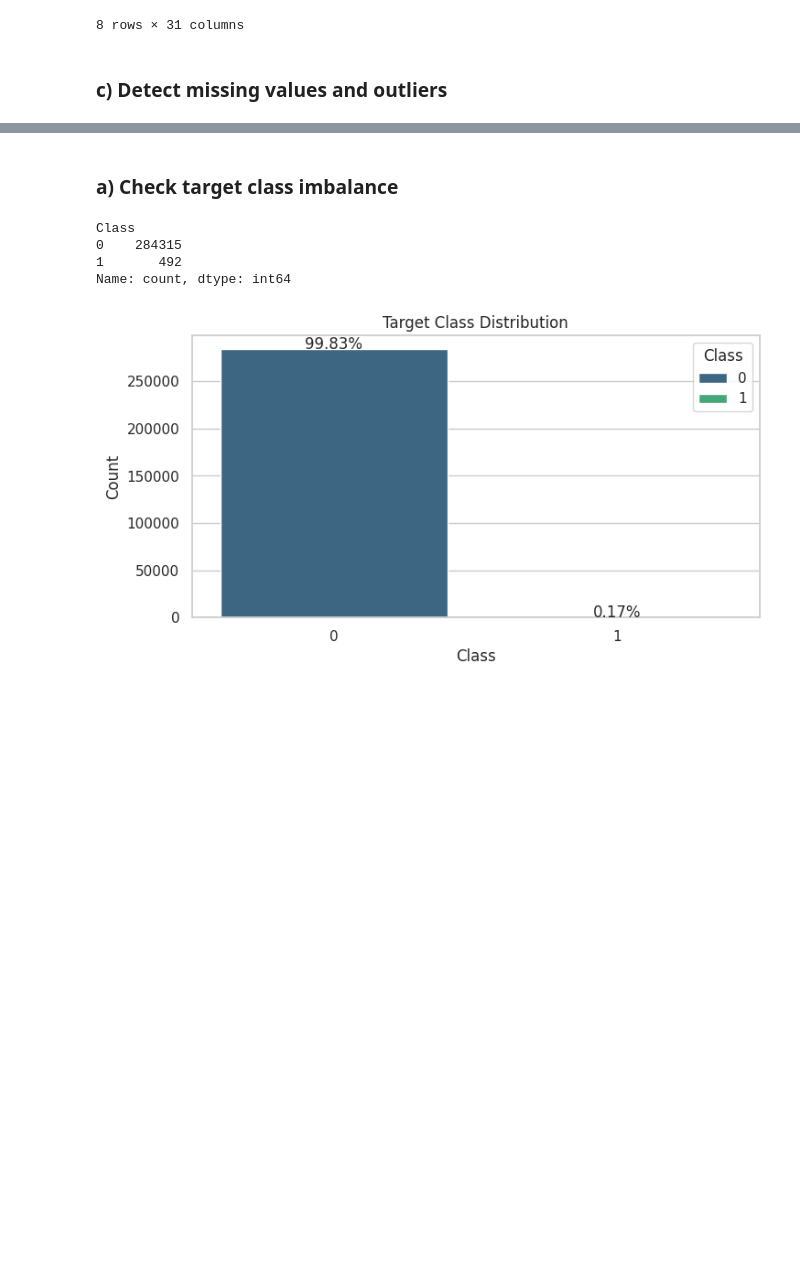
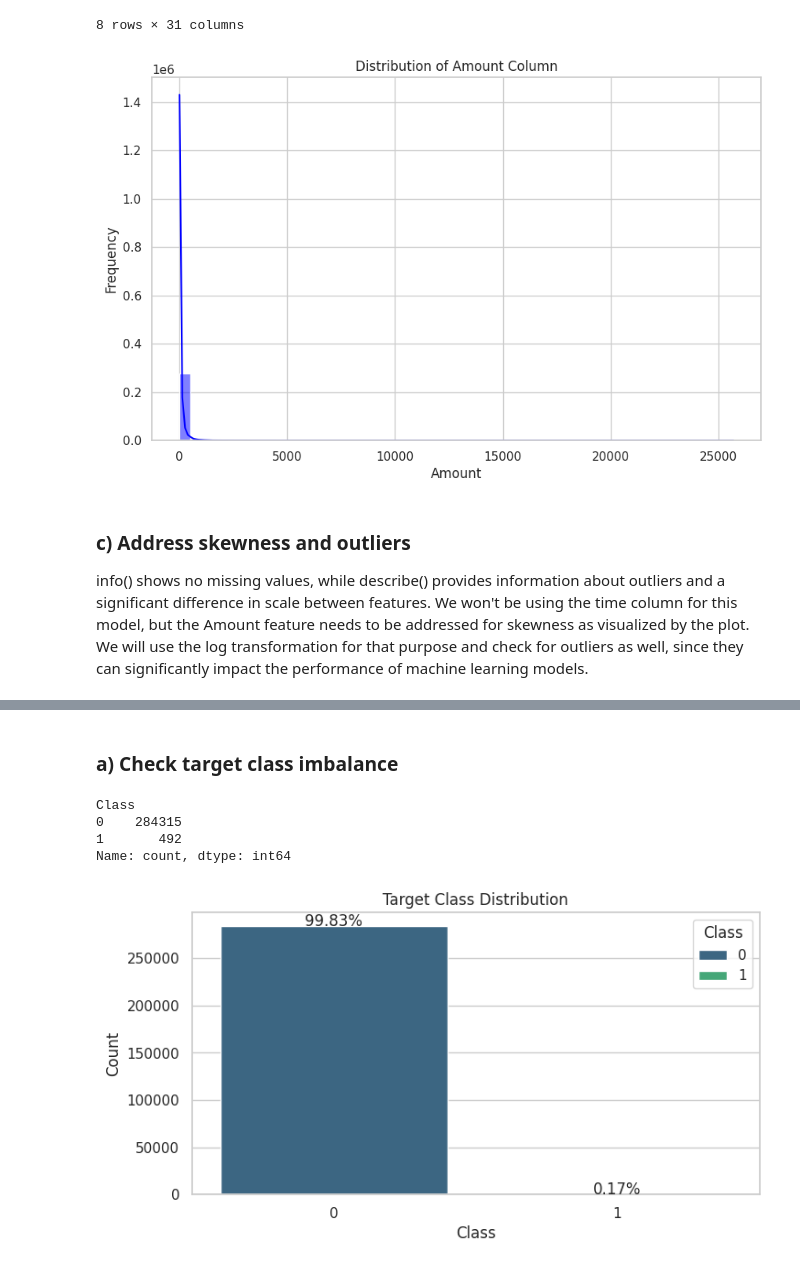
Before and after one commit to renelarsson/ml-homework, a Jupyter notebook: 07-midterm/project/notebooks/notebook.ipynb, the cells around one changed output, grey strips where cells are left out. Saved outputs shown, nothing was run; the diff lists cells and outputs as text; code cells hidden in the pictures; blank space fills up the shorter version.

```diff
--- a/07-midterm/project/notebooks/notebook.ipynb
+++ b/07-midterm/project/notebooks/notebook.ipynb
@@ -75,5 +75,20 @@ data.describe()
 | 75% | 139320.500000 | 1.315642e+00 | 8.037239e-01 | 1.027196e+00 | 7.433413e-01 | 6.119264e-01 | 3.985649e-01 | 5.704361e-01 | 3.273459e-01 | 5.971390e-01 | ... | ... |
 | max | 172792.000000 | 2.454930e+00 | 2.205773e+01 | 9.382558e+00 | 1.687534e+01 | 3.480167e+01 | 7.330163e+01 | 1.205895e+02 | 2.000721e+01 | 1.559499e+01 | ... | ... |
 8 rows × 31 columns
+# %%
+# Plot the distribution of the 'Amount' column to check for skew
+import matplotlib.pyplot as plt
+import seaborn as sns
+
+plt.figure(figsize=(10, 6))
+sns.histplot(data['Amount'], kde=True, bins=50, color='blue')
+plt.title('Distribution of Amount Column')
+plt.xlabel('Amount')
+plt.ylabel('Frequency')
+plt.show()
+# %% [output]
+[figure, added]
 # %% [markdown]
-### c) Detect missing values and outliers
+### c) Address skewness and outliers
+
+info() shows no missing values, while describe() provides information about outliers and a significant difference in scale between features. We won't be using the time column for this model, but the Amount feature needs to be addressed for skewness as visualized by the plot. We will use the log transformation for that purpose and check for outliers as well, since they can significantly impact the performance of machine learning models.
```
Also changed, not shown: parts of 51 cells of this notebook, 8 other files.
